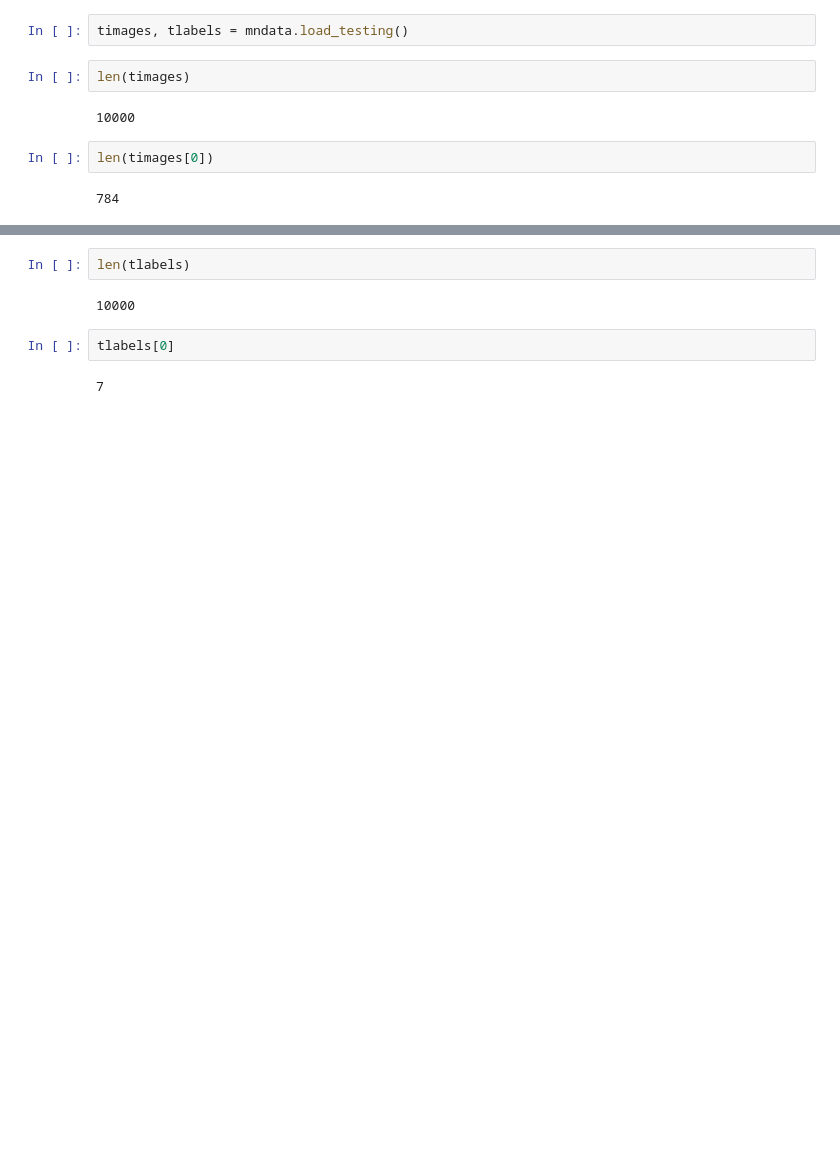
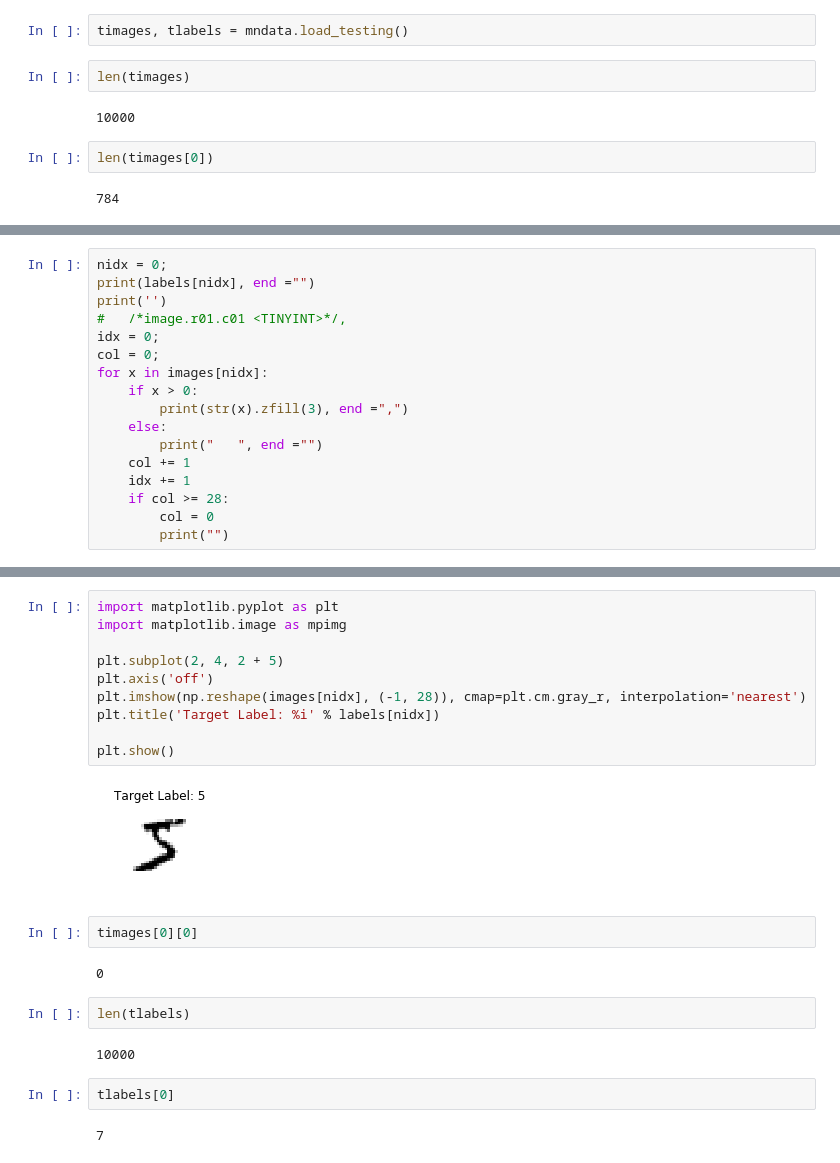
Before and after one commit to alundesap/mta_python_ml, a Jupyter notebook: python/mnist_loader.ipynb, the cells around one changed output, grey strips where cells are left out. Saved outputs shown, nothing was run; the diff lists cells and outputs as text; blank space fills up the shorter version.

```diff
--- a/python/mnist_loader.ipynb
+++ b/python/mnist_loader.ipynb
@@ -40,0 +128,17 @@ len(timages[0])
+# %%
+nidx = 0;
+print(labels[nidx], end ="")
+print('')
+#	/*image.r01.c01 <TINYINT>*/,
+idx = 0;
+col = 0;
+for x in images[nidx]:
+    if x > 0:
+        print(str(x).zfill(3), end =",")
+    else:
+        print("   ", end ="")
+    col += 1
+    idx += 1
+    if col >= 28:
+        col = 0
+        print("")
@@ -41,3 +172,19 @@ len(timages[0])
+# %%
+import matplotlib.pyplot as plt
+import matplotlib.image as mpimg
+
+plt.subplot(2, 4, 2 + 5)
+plt.axis('off')
+plt.imshow(np.reshape(images[nidx], (-1, 28)), cmap=plt.cm.gray_r, interpolation='nearest')
+plt.title('Target Label: %i' % labels[nidx])
+
+plt.show()
+# %% [output]
+[figure, added]
+# %%
+timages[0][0]
+# %% [output]
+0
 # %%
 len(tlabels)
 # %% [output]
```
Also changed, not shown: parts of 74 cells of this notebook, 2 other files.
